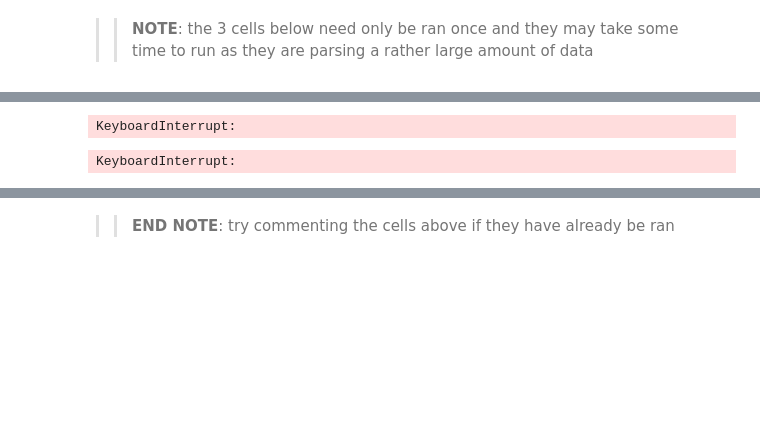
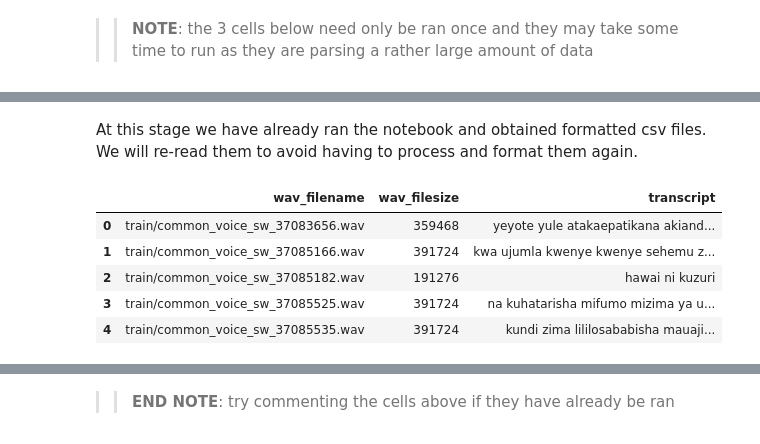
Before and after one commit to R3TR0Quan/swahili-stt-model, a Jupyter notebook: coqui-notebook.ipynb, the cells around one changed output, grey strips where cells are left out. Drawn from its saved outputs; the diff is of its cells as text; code cells hidden in the pictures; blank space fills up the shorter version.

```diff
--- a/coqui-notebook.ipynb
+++ b/coqui-notebook.ipynb
@@ -162,10 +160,8 @@ KeyboardInterrupt:
 # %%
 # convert dev_df clips to .wav
-tdev_df = convert_mp3_to_wav(dev_df, 'dev')
+# tdev_df = convert_mp3_to_wav(dev_df, 'dev')
-# %% [output]
-KeyboardInterrupt:
 # %%
 # convert test_df clips to .wav
-test_df = convert_mp3_to_wav(test_df, 'test')
+# test_df = convert_mp3_to_wav(test_df, 'test')
-# %% [output]
-KeyboardInterrupt:
+# %% [markdown]
+At this stage we have already ran the notebook and obtained formatted csv files. We will re-read them to avoid having to process and format them again.
@@ -171,0 +179,9 @@ KeyboardInterrupt:
+# %%
+train_df.head()
+# %% [output]
+|  | wav_filename | wav_filesize | transcript |
+| 0 | train/common_voice_sw_37083656.wav | 359468 | yeyote yule atakaepatikana akiand... |
+| 1 | train/common_voice_sw_37085166.wav | 391724 | kwa ujumla kwenye kwenye sehemu z... |
+| 2 | train/common_voice_sw_37085182.wav | 191276 | hawai ni kuzuri |
+| 3 | train/common_voice_sw_37085525.wav | 391724 | na kuhatarisha mifumo mizima ya u... |
+| 4 | train/common_voice_sw_37085535.wav | 391724 | kundi zima lililosababisha mauaji... |
```
Also changed, not shown: parts of 19 cells of this notebook, 3 other files.
